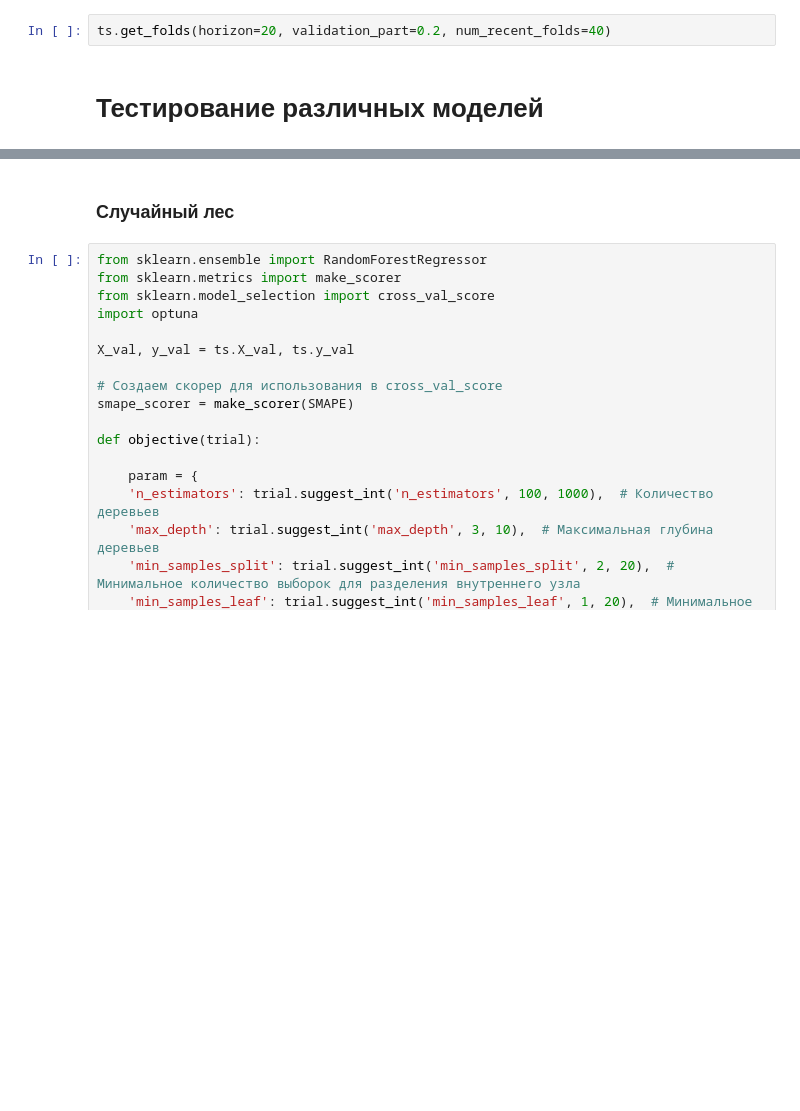
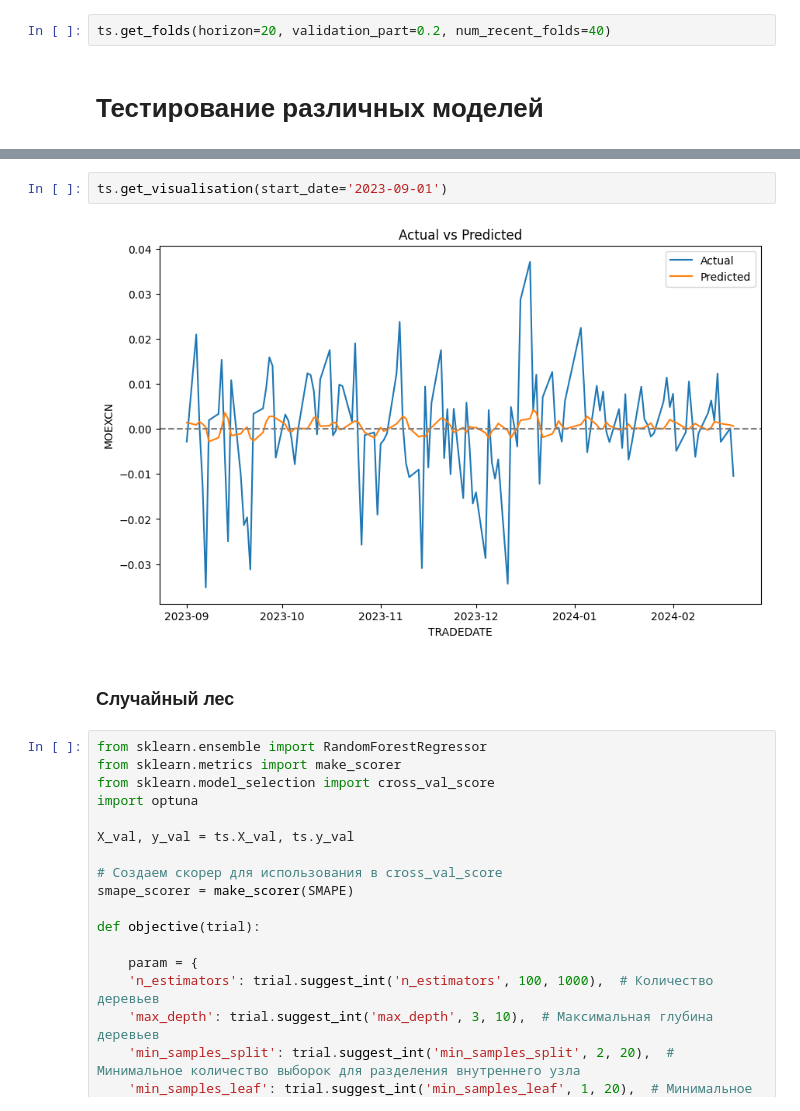
Before and after one commit to Maksim-Dostovalov/forecasting-sectors-return-on-the-stock-market, a Jupyter notebook: ml2.ipynb, the cells around one changed output, grey strips where cells are left out. Cells and saved outputs as stored; diff of their text form; blank space fills up the shorter version.

```diff
--- a/ml2.ipynb
+++ b/ml2.ipynb
@@ -292,3 +361,7 @@ ts.get_folds(horizon=20, validation_part=0.2, num_recent_folds=40)
+# %%
+ts.get_visualisation(start_date='2023-09-01')
+# %% [output]
+[figure, added]
 # %% [markdown]
 ### Случайный лес
 # %%
```
Also changed, not shown: parts of 5 cells of this notebook.
